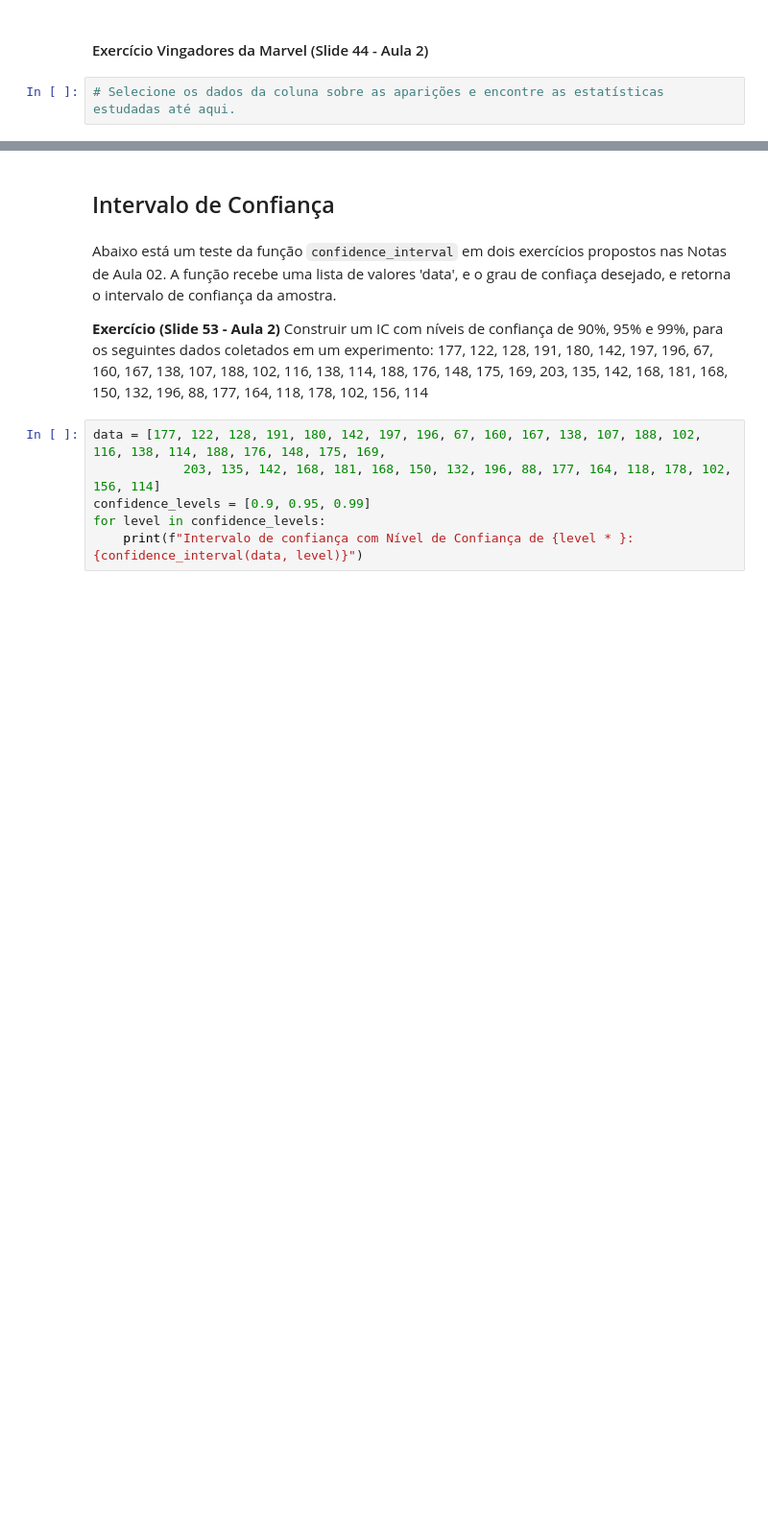
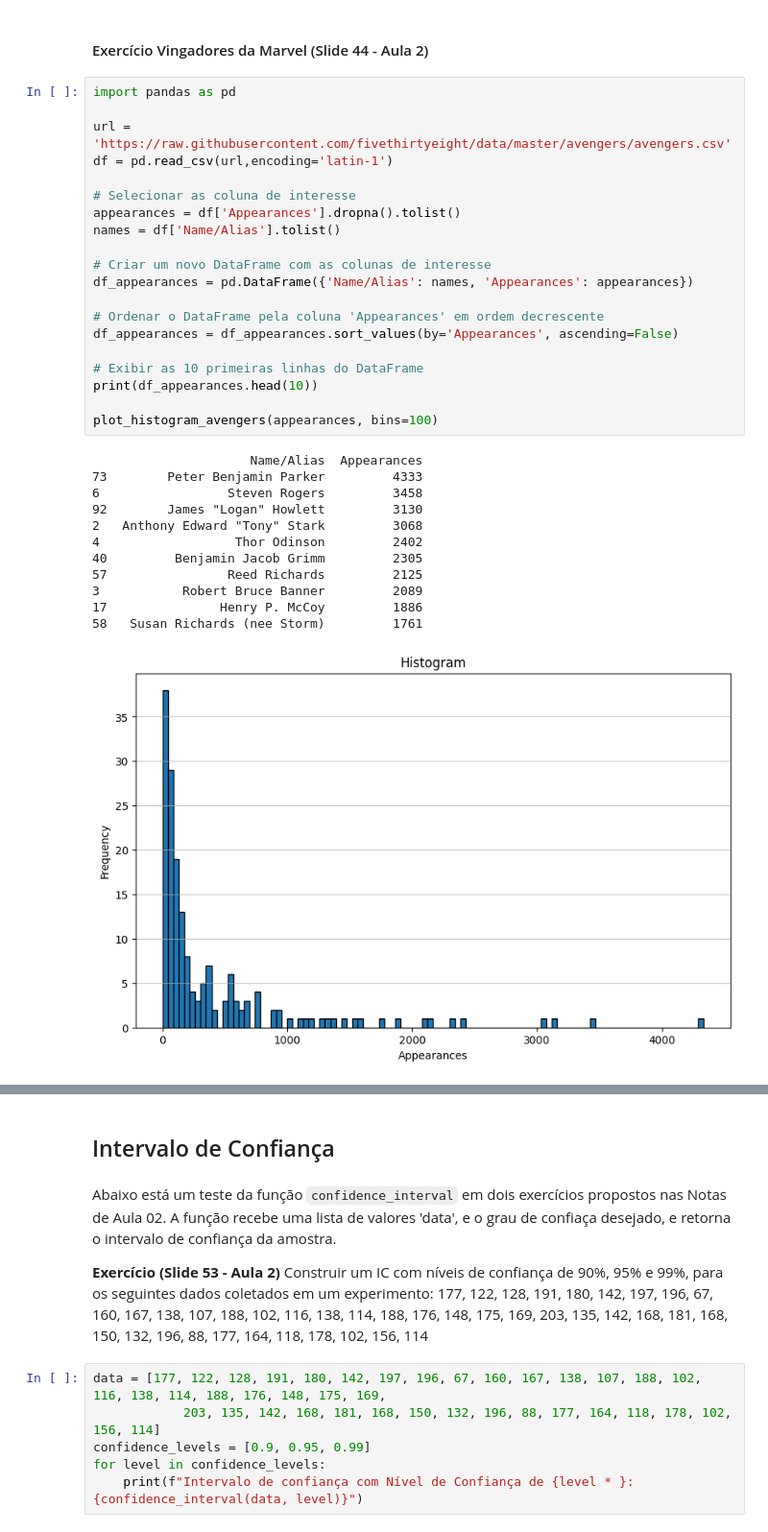
Before and after one commit to felipefraxe/ADBib, a Jupyter notebook: main.ipynb, the cells around one changed output, grey strips where cells are left out. Shown at 96% size. Drawn from its saved outputs; the diff is of its cells as text; blank space fills up the shorter version.

```diff
--- a/main.ipynb
+++ b/main.ipynb
@@ -623,5 +689,36 @@ Os quartis mostram a distribuição dos tempos de acesso em cada dia. No primeir
 A amplitude interquartil (IQR) é a diferença entre o terceiro quartil (Q3) e o primeiro quartil (Q1). No primeiro dia, a IQR é maior, indicando uma maior dispersão dos tempos de acesso no intervalo central (50% dos dados) em comparação com o segundo dia.
 # %% [markdown]
 #### Exercício Vingadores da Marvel (Slide 44 - Aula 2)
-# %%
-# Selecione os dados da coluna sobre as aparições e encontre as estatísticas estudadas até aqui.
+# %%
+import pandas as pd
+
+url = 'https://raw.githubusercontent.com/fivethirtyeight/data/master/avengers/avengers.csv'
+df = pd.read_csv(url,encoding='latin-1')
+
+# Selecionar as coluna de interesse
+appearances = df['Appearances'].dropna().tolist()
+names = df['Name/Alias'].tolist()
+
+# Criar um novo DataFrame com as colunas de interesse
+df_appearances = pd.DataFrame({'Name/Alias': names, 'Appearances': appearances})
+
+# Ordenar o DataFrame pela coluna 'Appearances' em ordem decrescente
+df_appearances = df_appearances.sort_values(by='Appearances', ascending=False)
+
+# Exibir as 10 primeiras linhas do DataFrame
+print(df_appearances.head(10))
+
+plot_histogram_avengers(appearances, bins=100)
+# %% [output]
+                     Name/Alias  Appearances
+73        Peter Benjamin Parker         4333
+6                 Steven Rogers         3458
+92        James "Logan" Howlett         3130
+2   Anthony Edward "Tony" Stark         3068
+4                  Thor Odinson         2402
+40         Benjamin Jacob Grimm         2305
+57                Reed Richards         2125
+3           Robert Bruce Banner         2089
+17               Henry P. McCoy         1886
+58   Susan Richards (nee Storm)         1761
+[figure, added]
```
Also changed, not shown: parts of 25 cells of this notebook, 1 other file.
